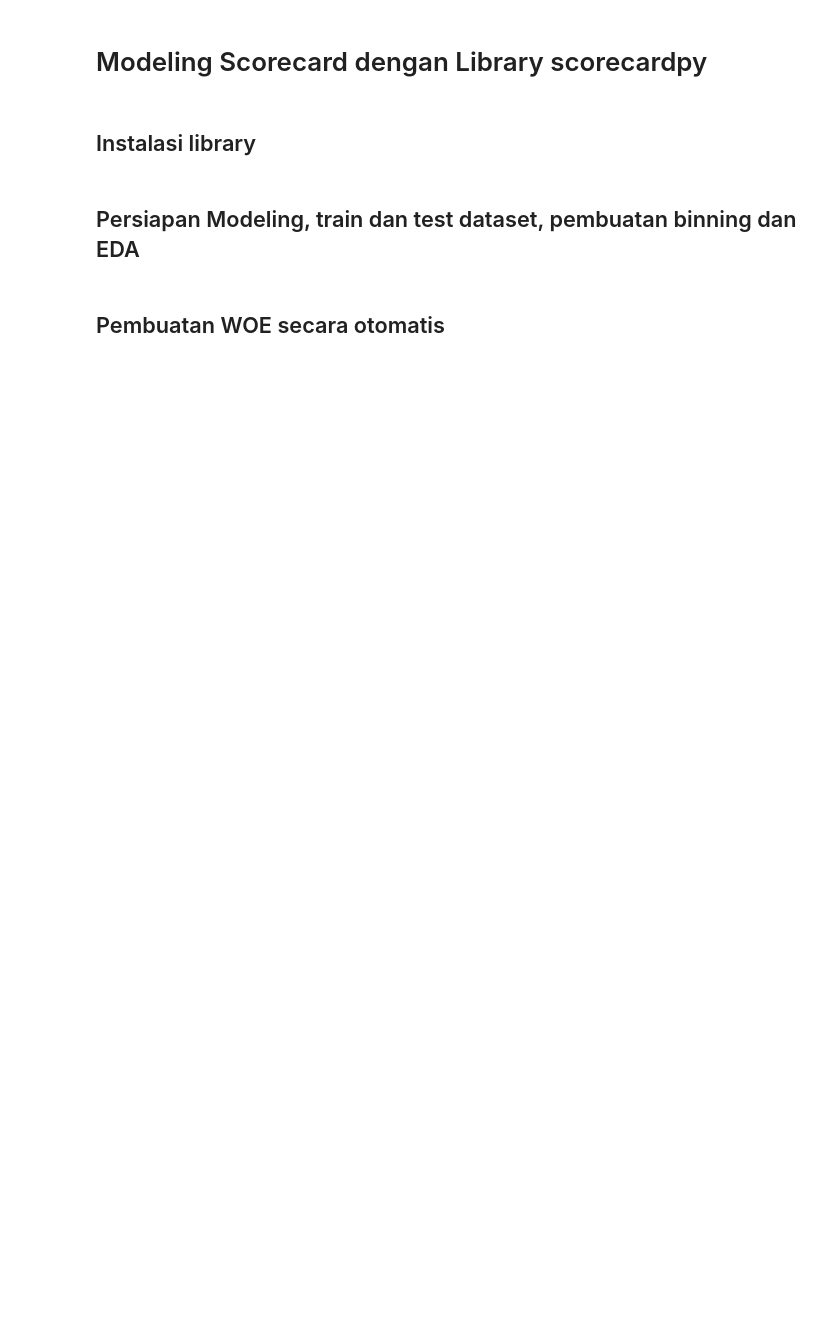
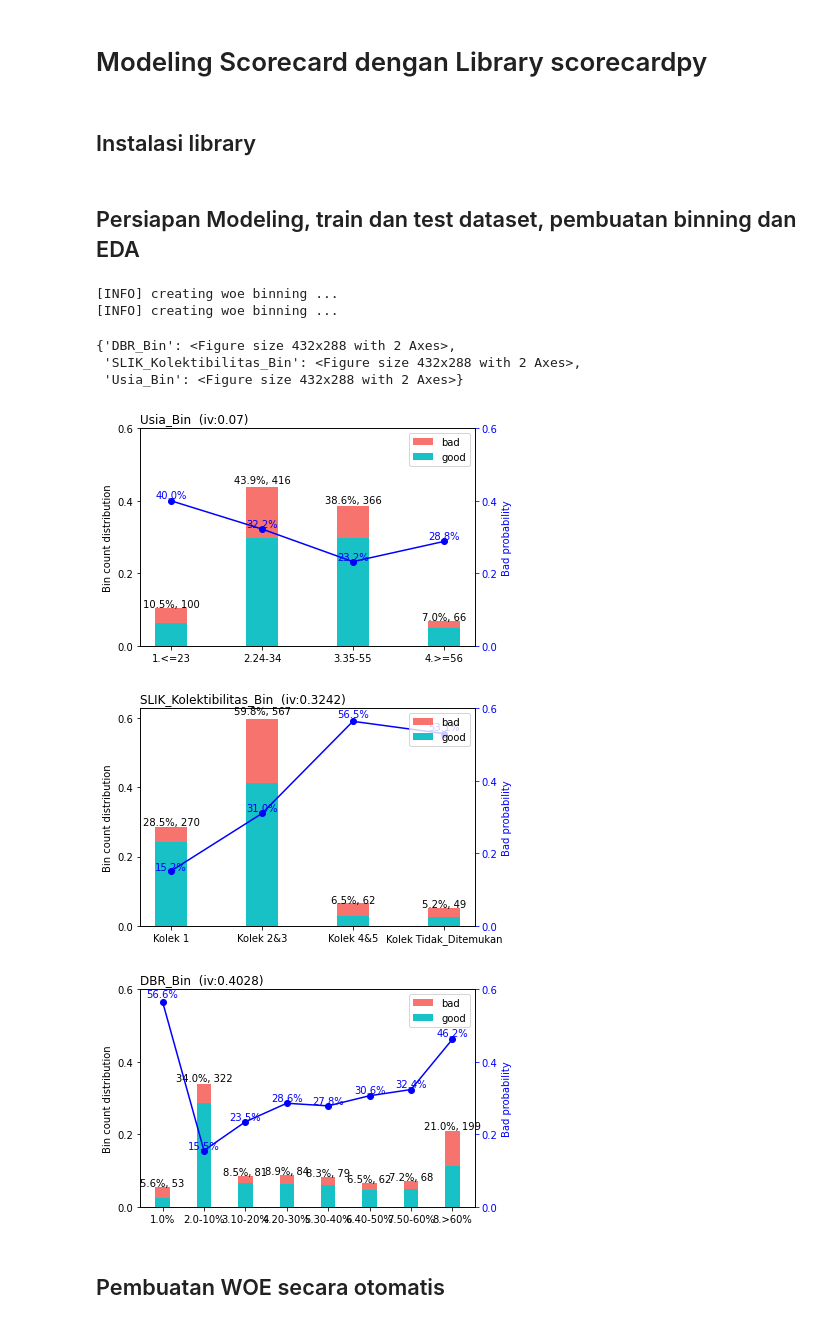
Before and after one commit to IndraLukasTjahaja/Digital_Credit_Risk, a Jupyter notebook: Bab_2_Model_Score_Kredit_dengan_Python.ipynb, the cells around one changed output. Cells and saved outputs as stored; diff of their text form; code cells hidden in the pictures; blank space fills up the shorter version.

```diff
--- a/Bab_2_Model_Score_Kredit_dengan_Python.ipynb
+++ b/Bab_2_Model_Score_Kredit_dengan_Python.ipynb
@@ -445,7 +614,7 @@ choices = [
           '1.<=23',
           '2.24-34',
           '3.35-55',
-          '6.>=56'
+          '4.>=56'
           ]
 df_clean['Usia_Bin'] = np.select(conditions, choices)
 
@@ -1232,31 +1700,43 @@ files.download('df_model_result.csv')
 ## Persiapan Modeling, train dan test dataset, pembuatan binning dan EDA
 # %%
 y = df_model_Bin.loc[:,'default']
-X = df_model_Bin.loc[:,df_model_WOE.columns != 'default']
+X = df_model_Bin.loc[:,df_model_Bin.columns != 'default']
 
 from sklearn.model_selection import train_test_split
 X_train, X_test, y_train, y_test = train_test_split(X, y, test_size=0.30, random_state=42)
 
 # Dalam bentuk dataframe lengkap
 df_train = pd.concat([X_train, y_train], axis = 1)
 df_test = pd.concat([X_test, y_test], axis = 1)
 
 # Menghapus indeks dari data yang telah dibuang
 df_train = df_train.reset_index(drop=True)
 df_test = df_test.reset_index(drop=True)
 
 # Credit Scoring using logistic regression with library scorecardpy
 import scorecardpy as scpy
 
 # Melakukan WOE binning
-bins = scpy.woebin(df_train, y = 'default')
+bins = scpy.woebin(df_model_Bin, y = 'default')
 
 # Melakukan WOE binning dengan adjustment
 breaks_adj = {
+  'SLIK_Kolektibilitas_Bin': ['Kolek 1','Kolek 2&3','Kolek 4&5','Kolek Tidak_Ditemukan'],
+  'DBR_Bin': ["1.0%", "2.0-10%","3.10-20%","4.20-30%","5.30-40%","6.40-50%","7.50-60%","8.>60%"],
+  'Usia_Bin': ["1.<=23", "2.24-34","3.35-55","4.>=56"]
 }
-bins_adj = scpy.woebin(df_train, y="default", breaks_list=breaks_adj)
+bins_adj = scpy.woebin(df_model_Bin, y="default", breaks_list=breaks_adj)
 
 scpy.woebin_plot(bins_adj)
+# %% [output]
+[INFO] creating woe binning ...
+[INFO] creating woe binning ...
+{'DBR_Bin': <Figure size 432x288 with 2 Axes>,
+ 'SLIK_Kolektibilitas_Bin': <Figure size 432x288 with 2 Axes>,
+ 'Usia_Bin': <Figure size 432x288 with 2 Axes>}
+[figure, added]
+[figure, added]
+[figure, added]
 # %% [markdown]
 ## Pembuatan WOE secara otomatis
 # %%
```
Also changed, not shown: parts of 56 cells of this notebook.
